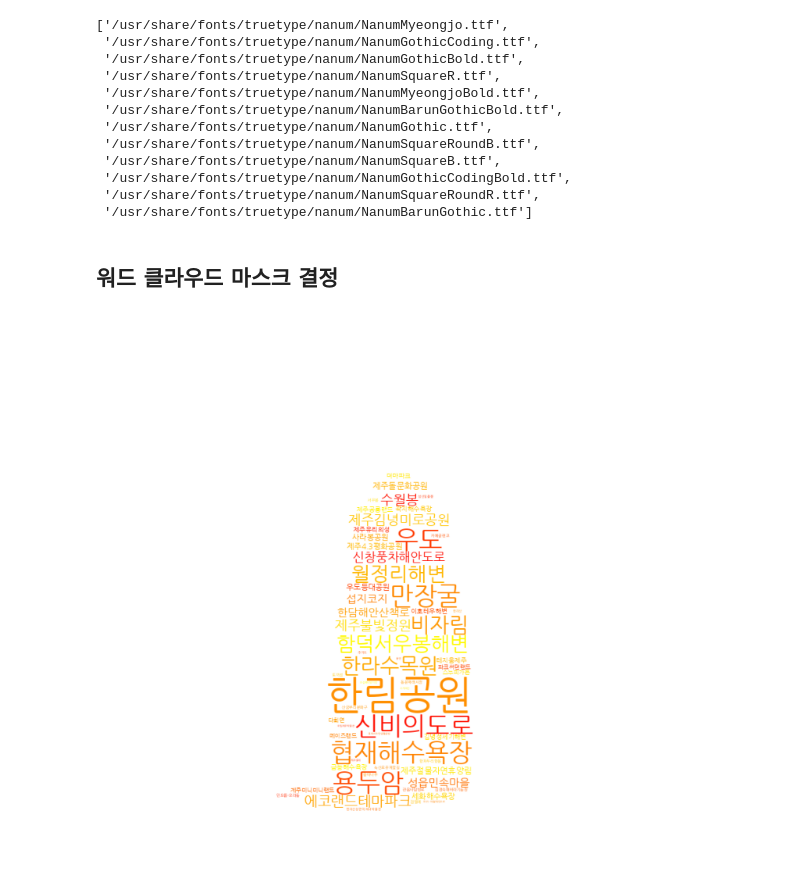
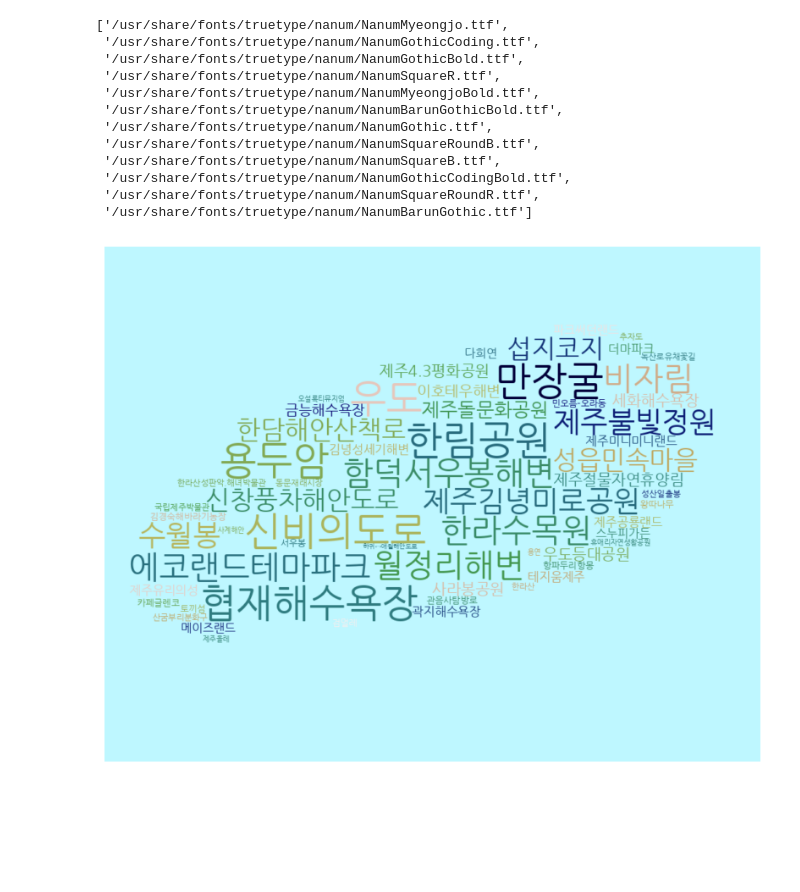
Before and after one commit to HaJeong-K/Jeju_project, a Jupyter notebook: 제주 워드클라우드.ipynb, the cells around one changed output. Saved outputs shown, nothing was run; the diff lists cells and outputs as text; code cells hidden in the pictures; blank space fills up the shorter version.

Commit message:
word

```diff
--- a/제주 워드클라우드.ipynb
+++ b/제주 워드클라우드.ipynb
@@ -110,24 +110,22 @@ sys_font = fm.findSystemFonts()
  '/usr/share/fonts/truetype/nanum/NanumGothicCodingBold.ttf',
  '/usr/share/fonts/truetype/nanum/NanumSquareRoundR.ttf',
  '/usr/share/fonts/truetype/nanum/NanumBarunGothic.ttf']
-# %% [markdown]
-## 워드 클라우드 마스크 결정
 # %%
-im = Image.open('halbang.png') # 이미지 파일 읽어오기
+im = Image.open('jeju.png') # 이미지 파일 읽어오기
 mask_arr = np.array(im) # 픽셀 값 배열 형태 변환
-
-
-wc = WordCloud(font_path=FONT_PATH,background_color="white",
+background_color = (190, 247, 255)
+wc = WordCloud(font_path=FONT_PATH,background_color=background_color,
                max_font_size=60,
-               width=936, height=842,
+               width=1010, height=800,
                mask=mask_arr,
                prefer_horizontal=True,
-               colormap='autumn')
+               colormap='gist_earth_r'
+               )
 cloud = wc.generate_from_frequencies(dict(tags))
 
 plt.figure(figsize=(10, 10))
 plt.axis('off')
-plt.imshow(cloud)
+plt.imshow(cloud, interpolation='bilinear')
 plt.show()
 # %% [output]
-[figure, old version]
+[figure, new version]
```
Also changed, not shown: parts of 1 cell of this notebook.
